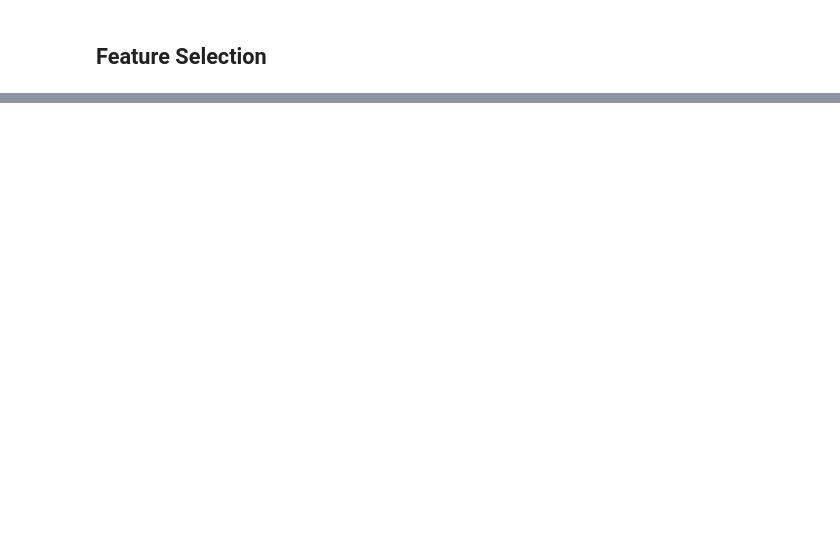
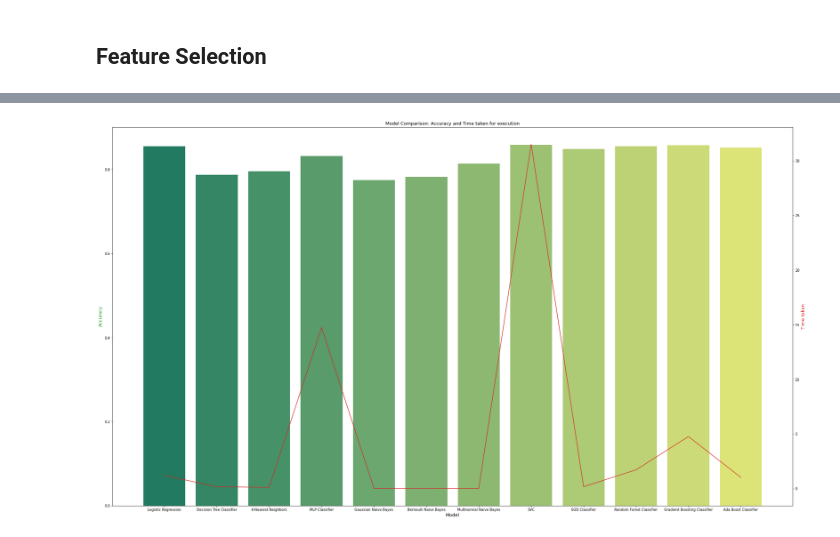
Before and after one commit to wyewlee/ML-Ass-Weather-Prediction, a Jupyter notebook: Copy_of_ML_Assignment.ipynb, the cells around one changed output, grey strips where cells are left out. Drawn from its saved outputs; the diff is of its cells as text; code cells hidden in the pictures; blank space fills up the shorter version.

```diff
--- a/Copy_of_ML_Assignment.ipynb
+++ b/Copy_of_ML_Assignment.ipynb
@@ -1200,5 +1202,6 @@ models.append(("Random Forest Classifier", RandomForestClassifier(criterion='gin
 models.append(("Gradient Boosting Classifier", GradientBoostingClassifier(learning_rate=0.1, n_estimators=150, random_state=42)))
 models.append(("Ada Boost Classifier", AdaBoostClassifier(n_estimators=60, learning_rate=1, random_state=42)))
 # %%
-print(evaluate_models(models, X_train))
+pf1 = evaluate_models(models, X_train)
+display(pf1)
 # %% [output]
@@ -1289,41 +1287,31 @@ NameError: ignored
 # %%
-accuracy_scores = [accuracy_lr, accuracy_dtc, accuracy_knn,
-                   accuracy_mlpc, accuracy_gnb, accuracy_bnb,
-                   accuracy_xgb, accuracy_mnb, accuracy_svc, accuracy_sgdc,
-                   accuracy_rfc, accuracy_gbc, accuracy_abc]
-roc_auc_scores = [roc_auc_lr, roc_auc_dtc, roc_auc_knn,
-                  roc_auc_mlpc, roc_auc_gnb, roc_auc_bnb,
-                  roc_auc_xgb, roc_auc_mnb, roc_auc_svc, roc_auc_sgdc,
-                  roc_auc_rfc, roc_auc_gbc, roc_auc_abc]
-coh_kap_scores = [coh_kap_lr, coh_kap_dtc, coh_kap_knn,
-                  coh_kap_mlpc, coh_kap_gnb, coh_kap_bnb,
-                  coh_kap_xgb, coh_kap_mnb, coh_kap_svc, coh_kap_sgdc,
-                  coh_kap_rfc, coh_kap_gbc, coh_kap_abc]
-tt = [tt_lr, tt_dtc, tt_knn,
-      tt_mlpc, tt_gnb, tt_bnb,
-      tt_xgb, tt_mnb, tt_svc, tt_sgdc,
-      tt_rfc, tt_gbc, tt_abc]
+accuracy_scores = pf1['Accuracy']
+roc_auc_scores = pf1['ROC-AUC']
+coh_kap_scores = pf1['Cohen Kappa']
+tt = pf1['Fit Time']
 
 model_data = {'Model': ['Logistic Regression','Decision Tree Classifier','K-Nearest Neighbors',
                         'MLP Classifier','Gaussian Naive Bayes','Bernoulli Naive Bayes',
                         'Multinomial Naive Bayes', 'SVC', 'SGD Classifier',
                         'Random Forest Classifier', 'Gradient Boosting Classifier', 'Ada Boost Classifier'],
               'Accuracy': accuracy_scores,
               'ROC_AUC': roc_auc_scores,
               'Cohen_Kappa': coh_kap_scores,
               'Time taken': tt}
 data = pd.DataFrame(model_data)
 
-fig, ax1 = plt.subplots(figsize=(12,10))
+fig, ax1 = plt.subplots(figsize=(35,20))
 ax1.set_title('Model Comparison: Accuracy and Time taken for execution', fontsize=13)
 color = 'tab:green'
 ax1.set_xlabel('Model', fontsize=13)
-ax1.set_ylabel('Time taken', fontsize=13, color=color)
-ax2 = sns.barplot(x='Model', y='Time taken', data = data, palette='summer')
+ax1.set_ylabel('Accuracy', fontsize=13, color=color)
+ax2 = sns.barplot(x='Model', y='Accuracy', data = data, palette='summer')
 ax1.tick_params(axis='y')
 ax2 = ax1.twinx()
 color = 'tab:red'
-ax2.set_ylabel('Accuracy', fontsize=13, color=color)
-ax2 = sns.lineplot(x='Model', y='Accuracy', data = data, sort=False, color=color)
+ax2.set_ylabel('Time taken', fontsize=13, color=color)
+ax2 = sns.lineplot(x='Model', y='Time taken', data = data, sort=False, color=color)
 ax2.tick_params(axis='y', color=color)
+# %% [output]
+[figure, added]
 # %%
```
Also changed, not shown: parts of 12 cells of this notebook.
